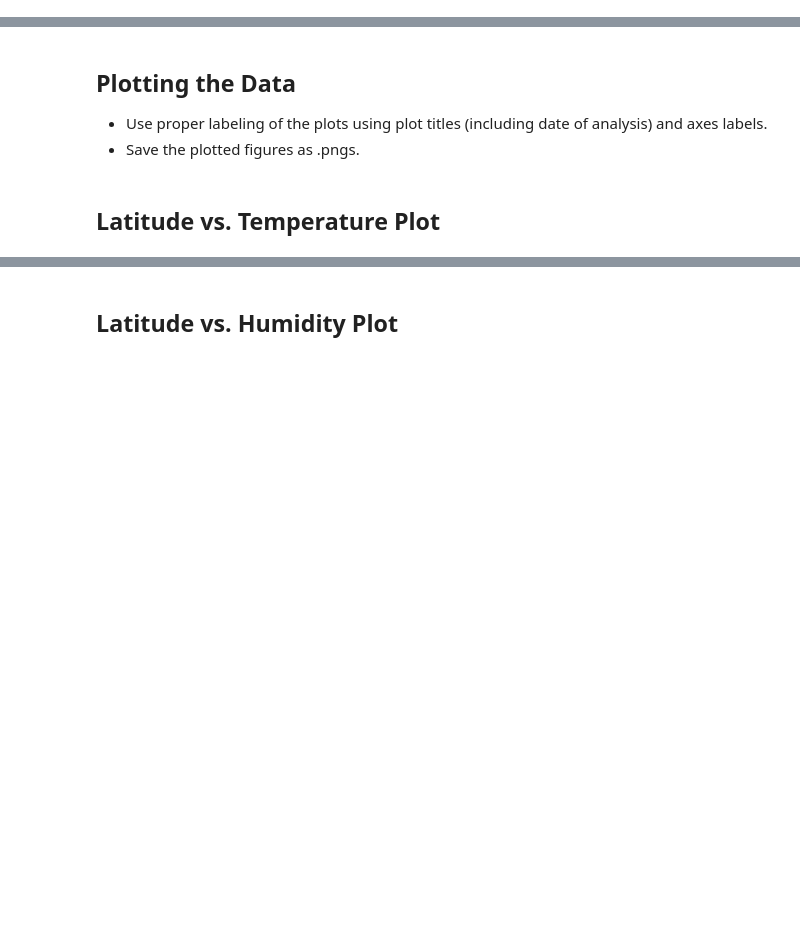
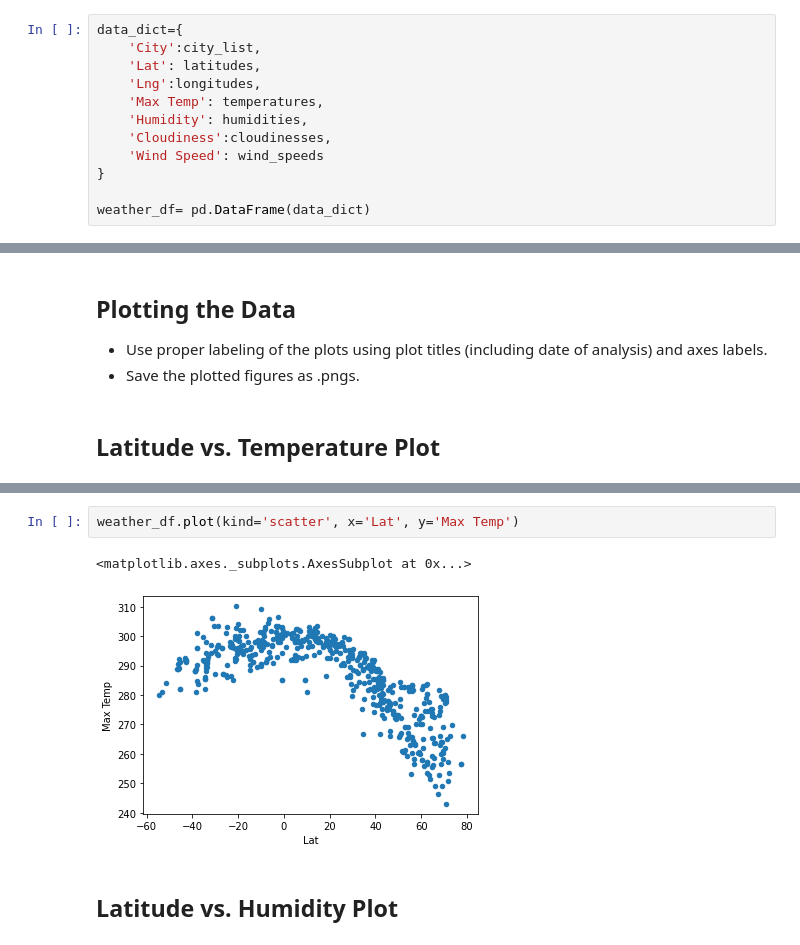
Before and after one commit to cmcoder9/python-API-HW, a Jupyter notebook: WeatherPy.ipynb, the cells around one changed output, grey strips where cells are left out. Cells and saved outputs as stored; diff of their text form; blank space fills up the shorter version.

```diff
--- a/WeatherPy.ipynb
+++ b/WeatherPy.ipynb
@@ -97,0 +114,12 @@ Data Retrieval Complete
+# %%
+data_dict={
+    'City':city_list,
+    'Lat': latitudes,
+    'Lng':longitudes,
+    'Max Temp': temperatures,
+    'Humidity': humidities,
+    'Cloudiness':cloudinesses,
+    'Wind Speed': wind_speeds
+}
+
+weather_df= pd.DataFrame(data_dict)
@@ -136,2 +167,7 @@ Int64Index([], dtype='int64')
+# %%
+weather_df.plot(kind='scatter', x='Lat', y='Max Temp')
+# %% [output]
+<matplotlib.axes._subplots.AxesSubplot at 0x...>
+[figure, added]
 # %% [markdown]
 ## Latitude vs. Humidity Plot
```
Also changed, not shown: parts of 34 cells of this notebook, 1 other file.
